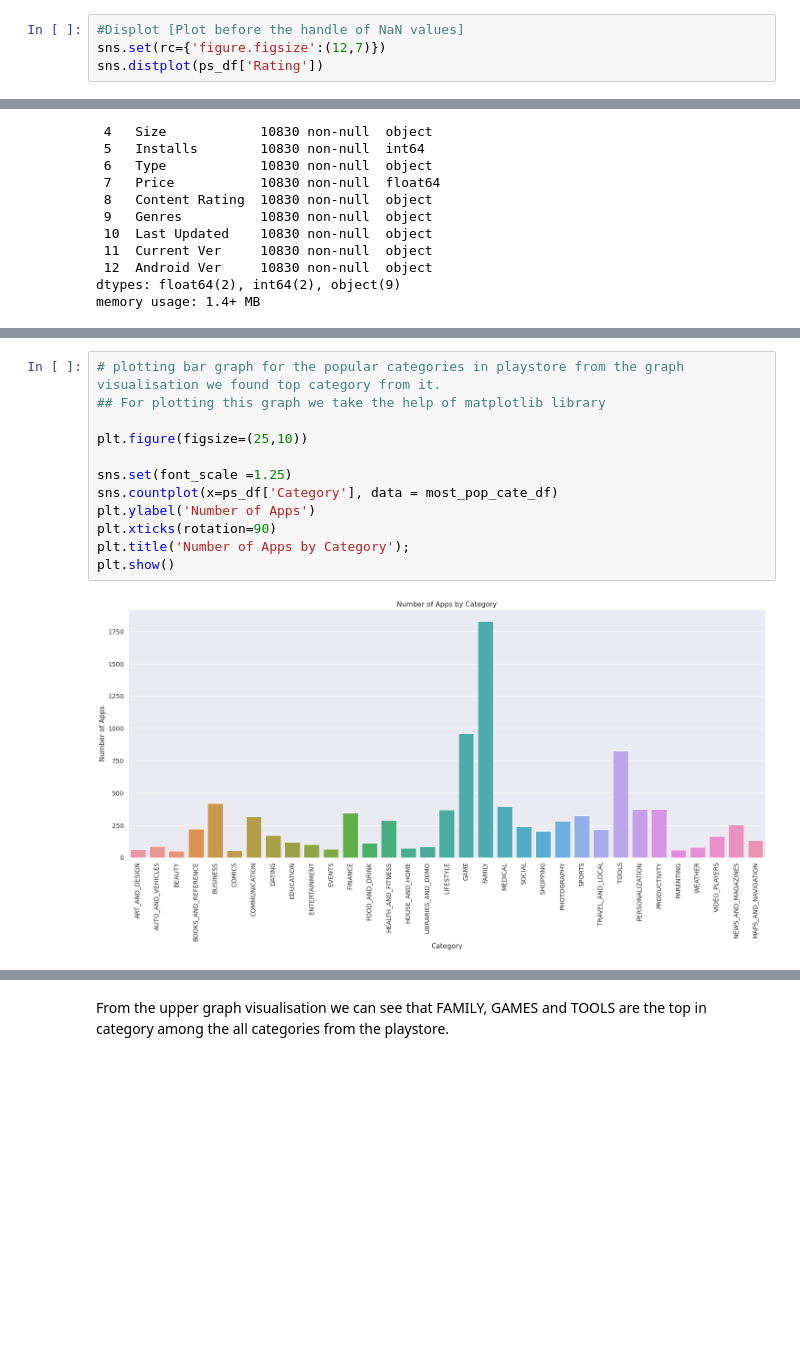
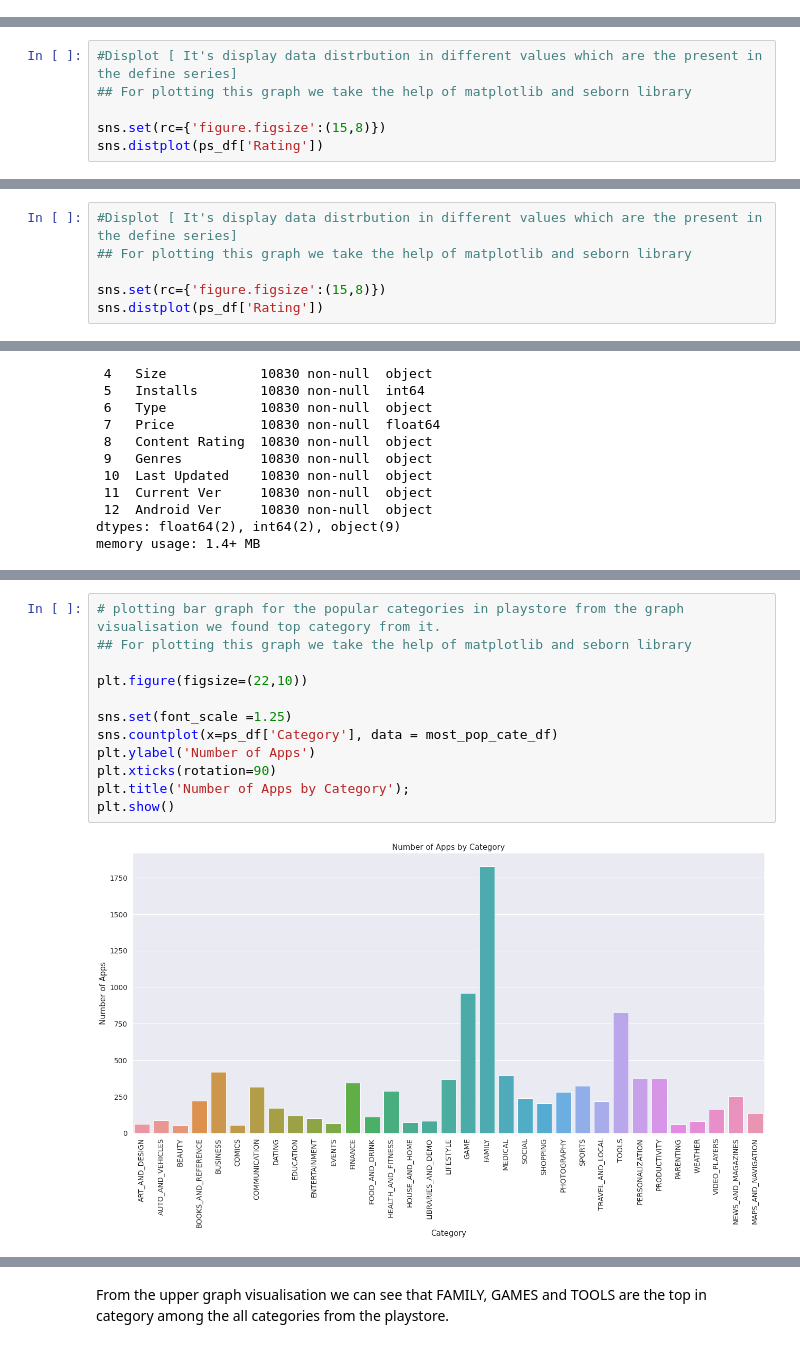
Before and after one commit to Yogendra-ramnani/-Capstone-Project---Play-Store-App-Review-Analysis, a Jupyter notebook: Capstone_Project_Play_Store_App_Review_Analysis_by_yogendra.ipynb, the cells around one changed output, grey strips where cells are left out. Cells and saved outputs as stored; diff of their text form; blank space fills up the shorter version.

```diff
--- a/Capstone_Project_Play_Store_App_Review_Analysis_by_yogendra.ipynb
+++ b/Capstone_Project_Play_Store_App_Review_Analysis_by_yogendra.ipynb
@@ -350,4 +348,0 @@ Text(0.5, 1.0, 'Boxplot of Rating values')
-# %%
-#Displot [Plot before the handle of NaN values]
-sns.set(rc={'figure.figsize':(12,7)})
-sns.distplot(ps_df['Rating'])
@@ -448,0 +392,6 @@ ps_df['Price'] = pd.to_numeric(ps_df['Price'])
+# %%
+#Displot [ It's display data distrbution in different values which are the present in the define series]
+## For plotting this graph we take the help of matplotlib and seborn library
+
+sns.set(rc={'figure.figsize':(15,8)})
+sns.distplot(ps_df['Rating'])
@@ -448,0 +438,6 @@ ps_df['Price'] = pd.to_numeric(ps_df['Price'])
+# %%
+#Displot [ It's display data distrbution in different values which are the present in the define series]
+## For plotting this graph we take the help of matplotlib and seborn library
+
+sns.set(rc={'figure.figsize':(15,8)})
+sns.distplot(ps_df['Rating'])
@@ -627,15 +742,15 @@ most_pop_cate_df
 | WEATHER | 335.6 | 12295164 | 361100520 | 32.42 |
 # %%
 # plotting bar graph for the popular categories in playstore from the graph visualisation we found top category from it.
-## For plotting this graph we take the help of matplotlib library
+## For plotting this graph we take the help of matplotlib and seborn library
 
-plt.figure(figsize=(25,10))
+plt.figure(figsize=(22,10))
 
 sns.set(font_scale =1.25)
 sns.countplot(x=ps_df['Category'], data = most_pop_cate_df)
 plt.ylabel('Number of Apps')
 plt.xticks(rotation=90)
 plt.title('Number of Apps by Category');
 plt.show()
 # %% [output]
-[figure, old version]
+[figure, new version]
```
Also changed, not shown: parts of 141 cells of this notebook.
